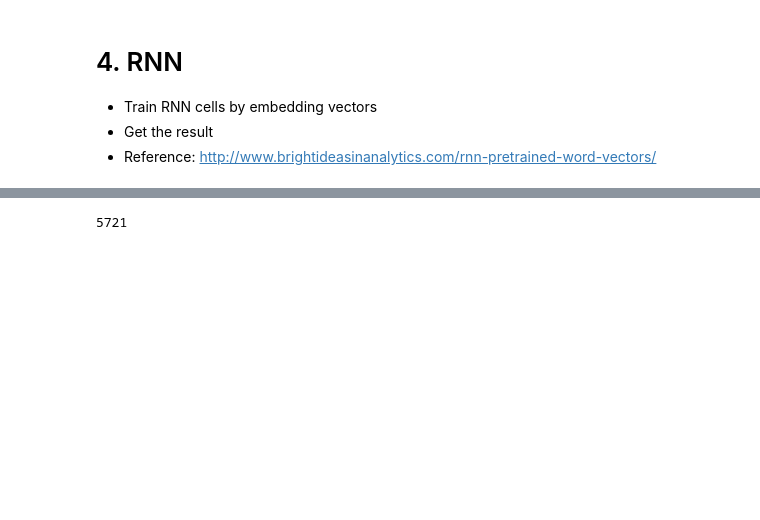
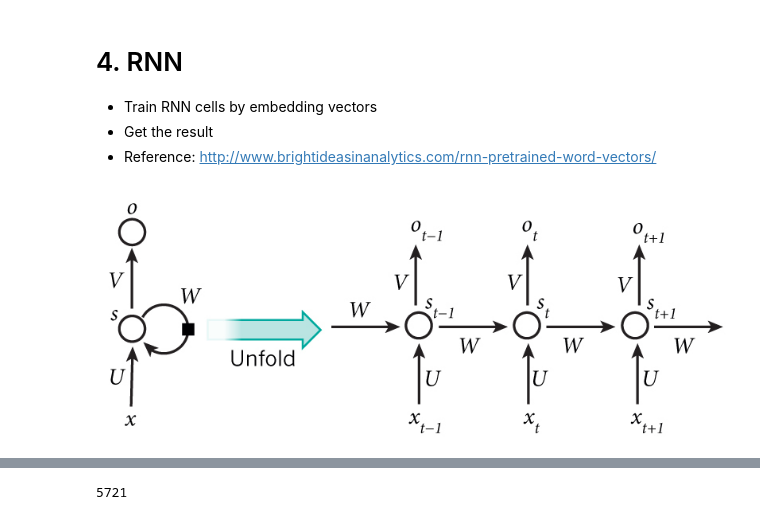
Before and after one commit to m1nz2527/text-generator, a Jupyter notebook: lyrics_generator.ipynb, the cells around one changed output, grey strips where cells are left out. Cells and saved outputs as stored; diff of their text form; code cells hidden in the pictures; blank space fills up the shorter version.

```diff
--- a/lyrics_generator.ipynb
+++ b/lyrics_generator.ipynb
@@ -174,3 +179,8 @@ print("(Vocabulary_size, Vector_dimension): ", embedding_matrix.shape)
 - Train RNN cells by embedding vectors
 - Get the result
 - Reference: http://www.brightideasinanalytics.com/rnn-pretrained-word-vectors/
+# %%
+from IPython.display import Image
+Image(filename='RNN.jpg', width=700)
+# %% [output]
+[figure, added]
```
Also changed, not shown: parts of 6 cells of this notebook.
